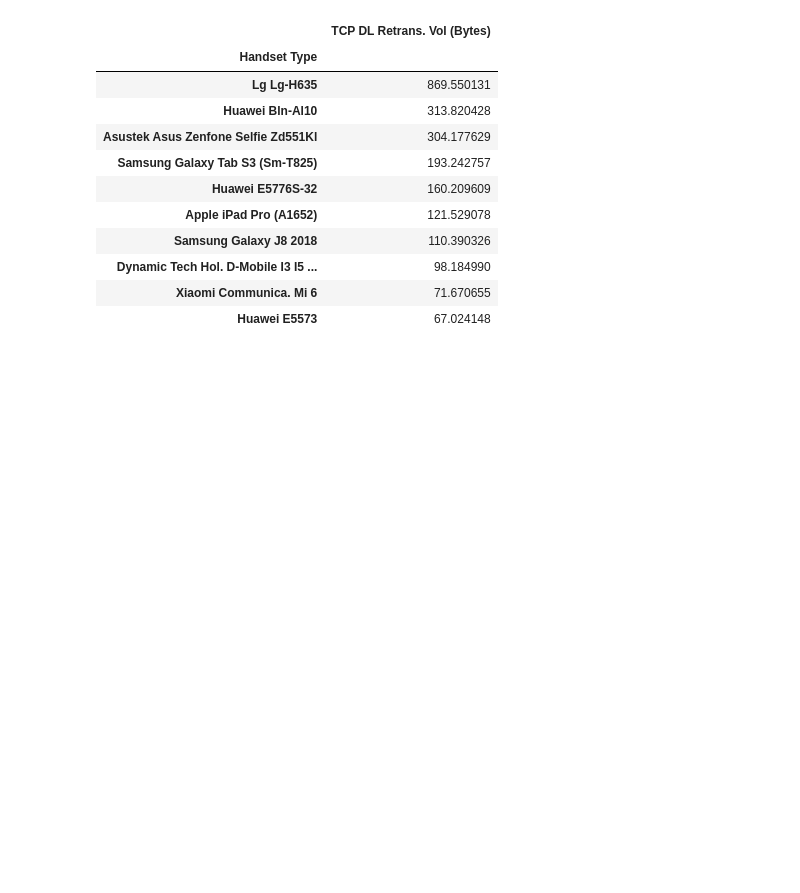
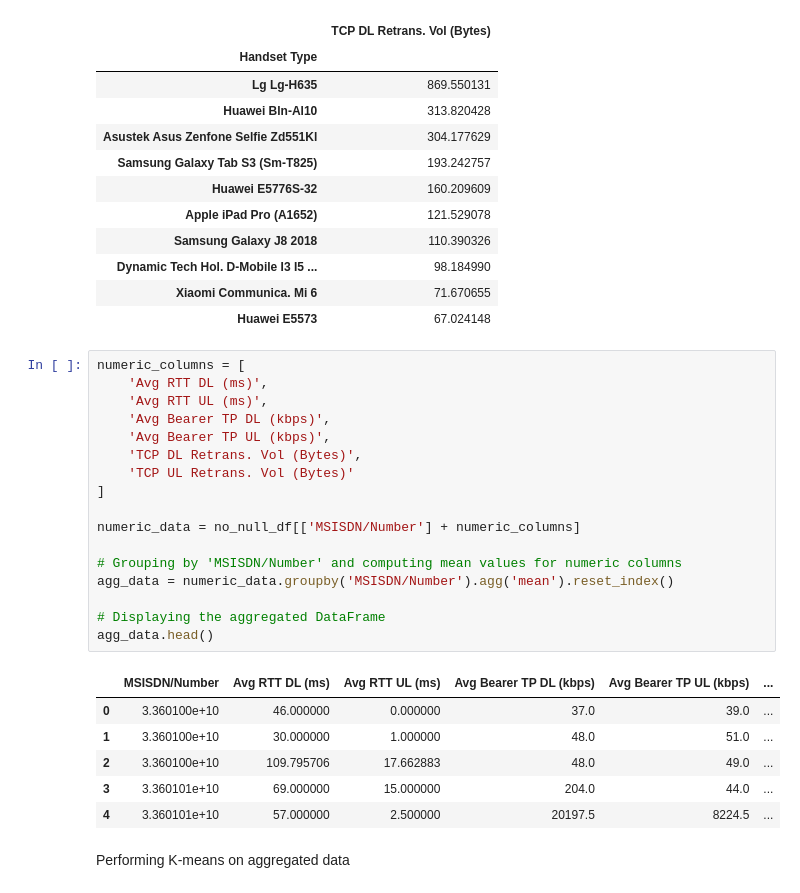
Before and after one commit to biniyam69/telecom, a Jupyter notebook: notebooks/Task4.ipynb, the cells around one changed output. Drawn from its saved outputs; the diff is of its cells as text; blank space fills up the shorter version.

Commit message:
Kmeans on aggregated data

```diff
--- a/notebooks/Task4.ipynb
+++ b/notebooks/Task4.ipynb
@@ -363,3 +363,29 @@ avg_tcp_ret_p_handset.nlargest(10, 'TCP DL Retrans. Vol (Bytes)')
 | Dynamic Tech Hol. D-Mobile I3 I5 ... | 98.184990 |
 | Xiaomi Communica. Mi 6 | 71.670655 |
 | Huawei E5573 | 67.024148 |
+# %%
+numeric_columns = [
+    'Avg RTT DL (ms)',
+    'Avg RTT UL (ms)',
+    'Avg Bearer TP DL (kbps)',
+    'Avg Bearer TP UL (kbps)',
+    'TCP DL Retrans. Vol (Bytes)',
+    'TCP UL Retrans. Vol (Bytes)'
+]
+
+numeric_data = no_null_df[['MSISDN/Number'] + numeric_columns]
+
+# Grouping by 'MSISDN/Number' and computing mean values for numeric columns
+agg_data = numeric_data.groupby('MSISDN/Number').agg('mean').reset_index()
+
+# Displaying the aggregated DataFrame
+agg_data.head()
+# %% [output]
+|  | MSISDN/Number | Avg RTT DL (ms) | Avg RTT UL (ms) | Avg Bearer TP DL (kbps) | Avg Bearer TP UL (kbps) | ... |
+| 0 | 3.360100e+10 | 46.000000 | 0.000000 | 37.0 | 39.0 | ... |
+| 1 | 3.360100e+10 | 30.000000 | 1.000000 | 48.0 | 51.0 | ... |
+| 2 | 3.360100e+10 | 109.795706 | 17.662883 | 48.0 | 49.0 | ... |
+| 3 | 3.360101e+10 | 69.000000 | 15.000000 | 204.0 | 44.0 | ... |
+| 4 | 3.360101e+10 | 57.000000 | 2.500000 | 20197.5 | 8224.5 | ... |
+# %% [markdown]
+Performing K-means on aggregated data
```
Also changed, not shown: parts of 1 cell of this notebook, 1 other file.
